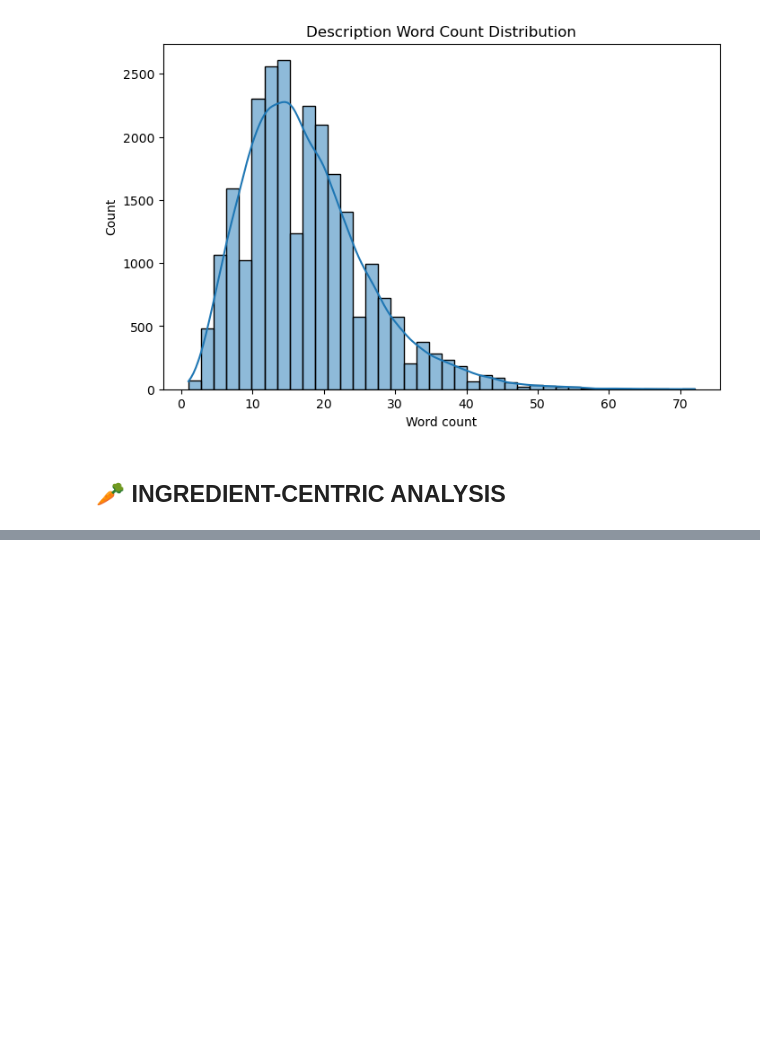
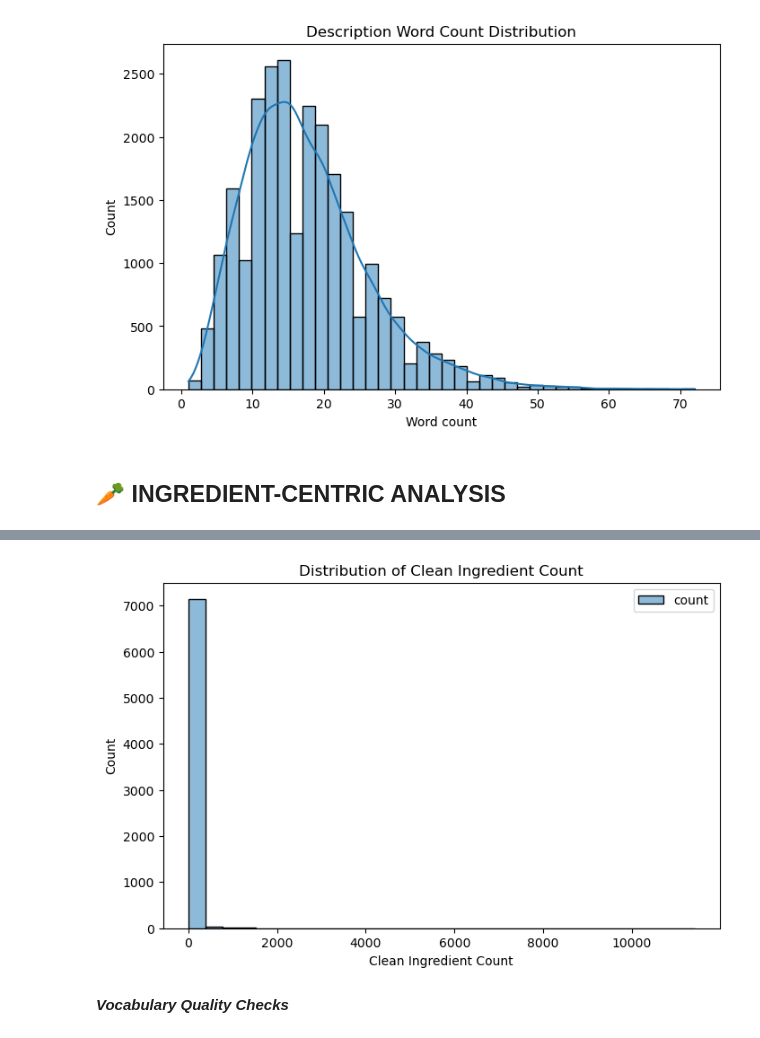
Before and after one commit to mkbnyarko/culinary_compass, a Jupyter notebook: notebooks/exploration.ipynb, the cells around one changed output, grey strips where cells are left out. Cells and saved outputs as stored; diff of their text form; code cells hidden in the pictures; blank space fills up the shorter version.

```diff
--- a/notebooks/exploration.ipynb
+++ b/notebooks/exploration.ipynb
@@ -392,0 +643,11 @@ deduplicated_dfdf[['ingredients', 'clean_ingredients']].head()
+# %%
+# Ingredient Count Distribution
+plt.figure(figsize=(8,5))
+sns.histplot(freq_df[freq_df["count"] > 1], bins=30)
+plt.title("Distribution of Clean Ingredient Count")
+plt.xlabel("Clean Ingredient Count")
+plt.show()
+# %% [output]
+[figure, added]
+# %% [markdown]
+***Vocabulary Quality Checks***
```
Also changed, not shown: parts of 25 cells of this notebook.
